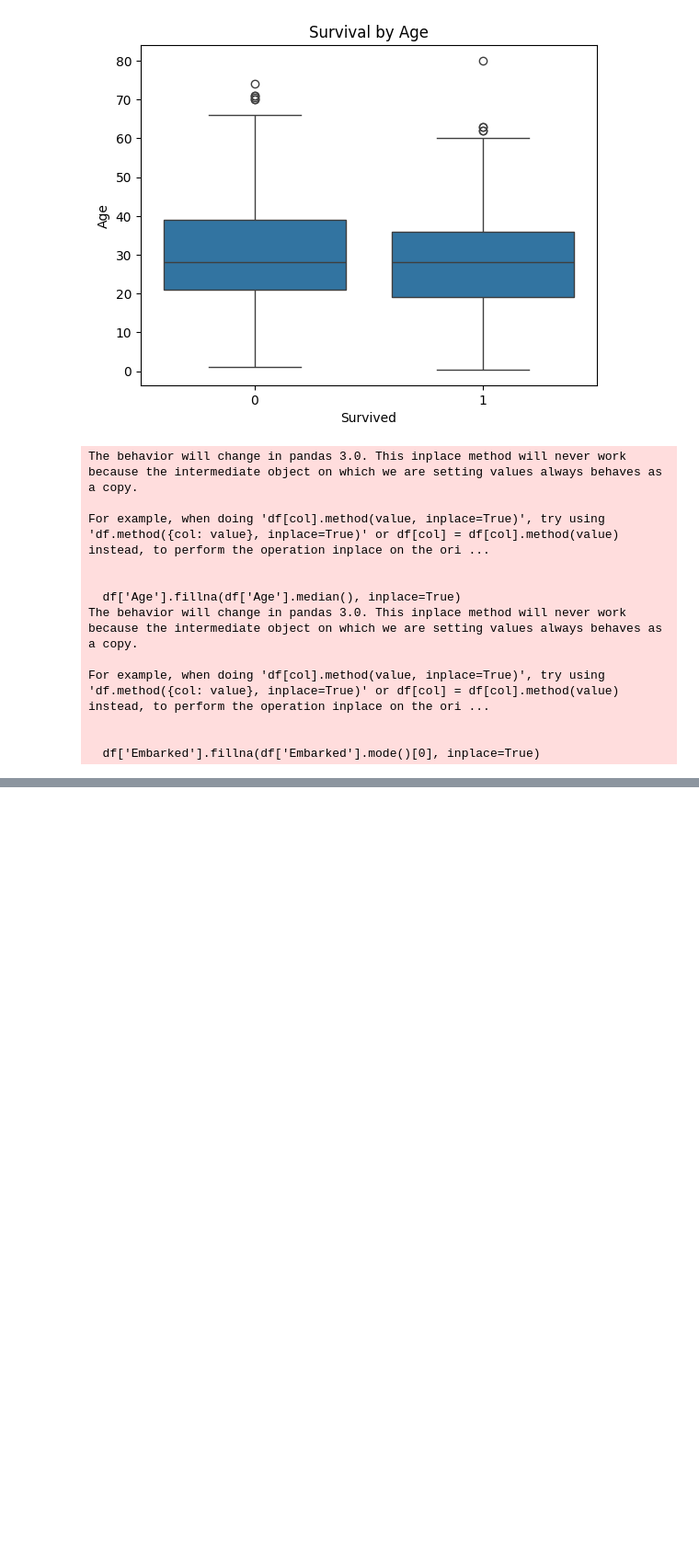
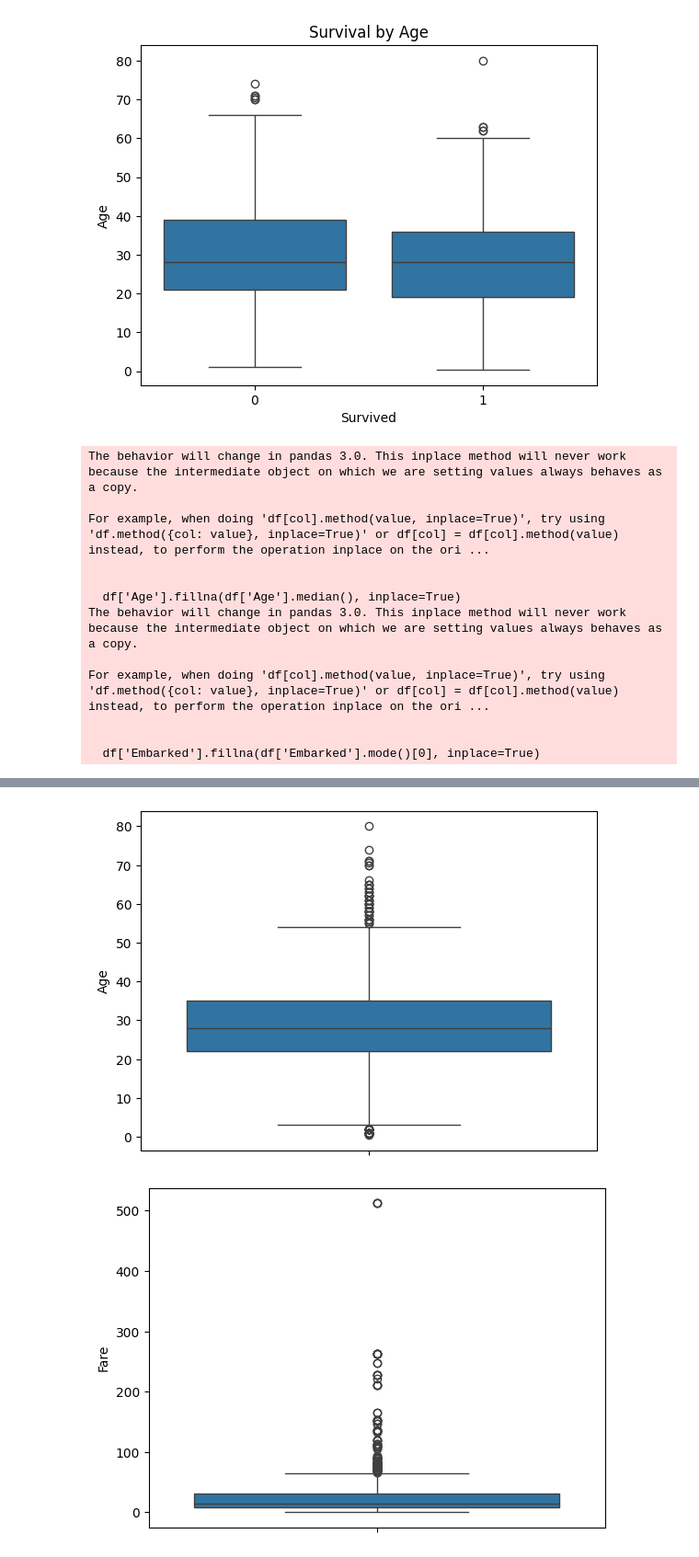
Before and after one commit to Ankit-thepe/Kaggle-AIML-projects, a Jupyter notebook: titanic/titanic_eda_.ipynb, the cells around one changed output, grey strips where cells are left out. Shown at 92% size. Cells and saved outputs as stored; diff of their text form; code cells hidden in the pictures; blank space fills up the shorter version.

```diff
--- a/titanic/titanic_eda_.ipynb
+++ b/titanic/titanic_eda_.ipynb
@@ -84,0 +102,2 @@ For example, when doing 'df[col].method(value, inplace=True)', try using 'df.met
+# %%
+df['Age'].fillna(df['Age'].median(), inplace=True)
@@ -84,0 +111,11 @@ For example, when doing 'df[col].method(value, inplace=True)', try using 'df.met
+# %%
+df.drop('Cabin', axis=1, inplace=True)
+# %%
+sns.boxplot(df['Age'])
+plt.show()
+
+sns.boxplot(df['Fare'])
+plt.show()
+# %% [output]
+[figure, added]
+[figure, added]
```
Also changed, not shown: parts of 5 cells of this notebook, 1 other file.
